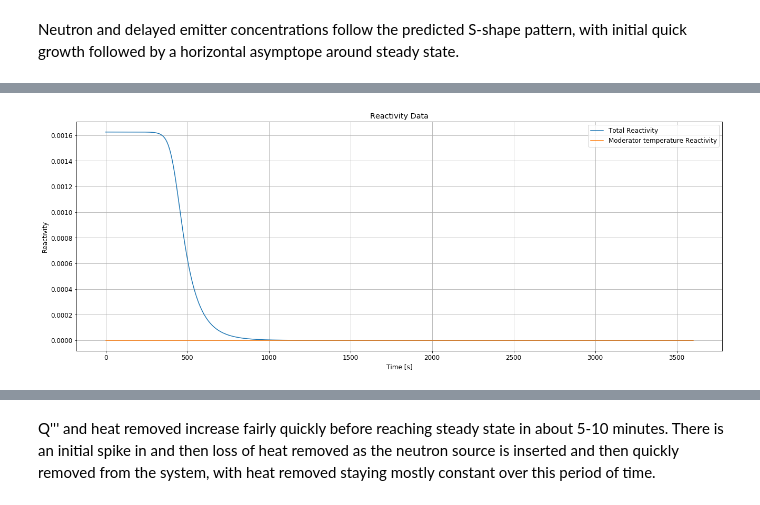
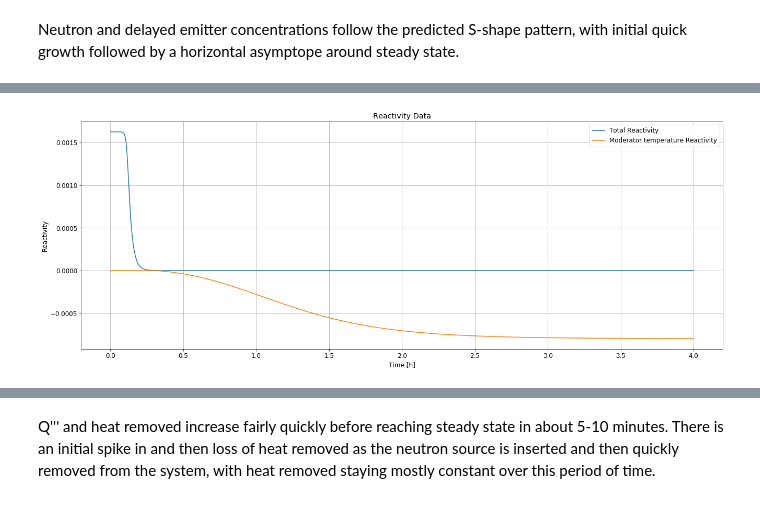
Before and after one commit to dpploy/engy-4350, a Jupyter notebook: notebooks/05-bwr-two-temperature-pt-reactor-A.ipynb, the cells around one changed output, grey strips where cells are left out. Saved outputs shown, nothing was run; the diff lists cells and outputs as text; code cells hidden in the pictures.

```diff
--- a/notebooks/05-bwr-two-temperature-pt-reactor-A.ipynb
+++ b/notebooks/05-bwr-two-temperature-pt-reactor-A.ipynb
@@ -796,15 +801,15 @@ def f_vec(time, u_vec, params):
     vol_cool = params['coolant_volume']
 
     # subcooled liquid
-    #turbine_out = turbine(time, temp_c, params)[0] #run the turbine, take the runoff and pass to condenser
-    #condenser_out = condenser(time, turbine_out, temp_c, params)[0] #run the condenser, pass runoff to the pump
-    #pump_out = pump(time, condenser_out, temp_c, params) #run the pump, runoff returns to reactor as temp_in
+    turbine_out = turbine(time, temp_c, params)[0] #run the turbine, take the runoff and pass to condenser
+    condenser_out = condenser(time, turbine_out, temp_c, params)[0] #run the condenser, pass runoff to the pump
+    pump_out = pump(time, condenser_out, temp_c, params) #run the pump, runoff returns to reactor as temp_in
     #print("time is ", time, "and inlet temperature is", temp_in, "\n")
 
     tau = params['tau_fake']
 
     heat_source = heat_sink
-    temp_in = temp_c
+    temp_in = temp_c - 6
 
     f_tmp[-1] = - 1/tau * (temp_c - temp_in) - 1./rho_c/cp_c/vol_cool * heat_source
 
@@ -1267,9 +1280,9 @@ params['fuel_volume'] = 15.0157429 # m3
 params['steam flowrate'] = 1820 # kg/s
 params['coolant_dens']   = 1000 #  kg/m3
 params['cp_coolant']     =  4184# J/(mol K) - > J/(kg K)
-params['coolant_volume'] = 110000 # m3
+params['coolant_volume'] = 13750 * 0.8 # m3
 
-params['ht_coeff'] = 600000000
+params['ht_coeff'] = 800000000
 params['turbine efficiency'] = 0.8
 params['condenser efficiency'] = 0.8
 params['pump efficiency'] = 0.8
@@ -1286,9 +1299,9 @@ params['q_source_status'] = 'in' # is q_source inserted (in) or withdrawn (out)
 import numpy as np
 import scipy.constants as sc
 
-params['malfunction start'] = 999 * sc.minute
-params['malfunction end'] = 999 * sc.minute
-params['shutdown time'] = 999 * sc.minute
+params['malfunction start'] = 9999 * sc.minute
+params['malfunction end'] = 9999 * sc.minute
+params['shutdown time'] = 9999 * sc.minute
 
 gen_time = params['gen_time'] # retrieve neutron generation time
 params['q_0'] = 0.5
@@ -1304,7 +1317,7 @@ params['reactivity'] = rho_0_over_beta * beta # "rho/beta = 10 cents"
 
 params['temp_0'] = params['temp_o']
 
-params['tau_fake'] = 2 # s
+params['tau_fake'] = 8 # s
 params['malfunction subcooling'] = 0.75
 params['alpha_n_malfunction'] = 0
 
@@ -1314,7 +1327,7 @@ setup_initial_conditions(params)
 '''Evolve the point-reactor'''
 import scipy.constants as const
 
-time_final    = 60 * const.minute
+time_final    = 4 * const.hour
 n_time_stamps = 1000 # number of solution values in time
 
 params['time_final']    = time_final
@@ -1349,16 +1362,16 @@ plt.show()
 # %%
 quants = quantities3(u_vec_history, params, params['time_stamps'])
 plt.figure(figsize=(22, 8))
-plt.plot(params['time_stamps'], quants[0])
+plt.plot(params['time_stamps']/3600, quants[0])
 plt.grid()
 plt.rc('font', size=12)
-plt.xlabel('Time [s]')
+plt.xlabel('Time [h]')
 plt.ylabel('Reactivity')
 plt.title('Reactivity Data')
 plt.legend(['Total Reactivity','Moderator temperature Reactivity'])
 plt.show()
 # %% [output]
-[figure, old version]
+[figure, new version]
 # %%
 plt.figure(figsize=(22, 8))
 plt.plot(params['time_stamps']/3600, quants[1])
```
Also changed, not shown: parts of 9 cells of this notebook.
